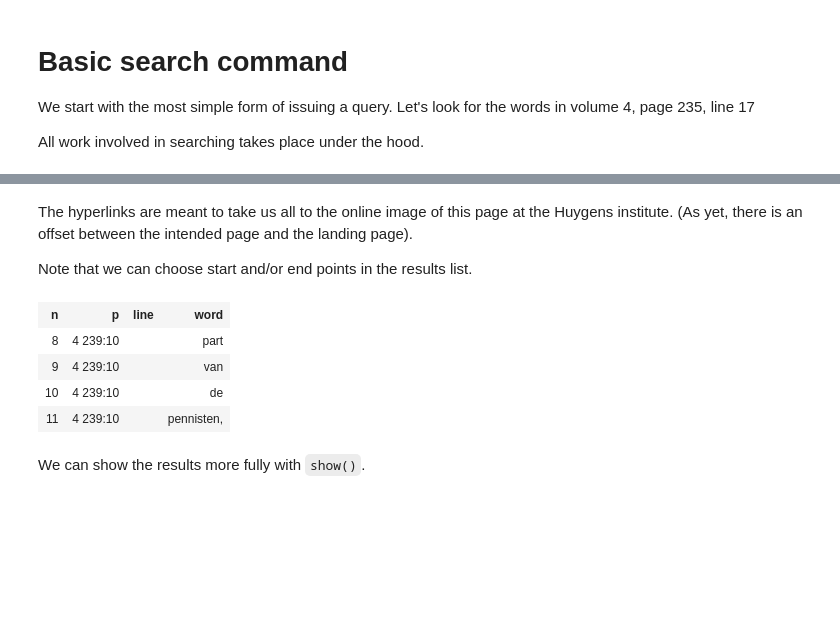
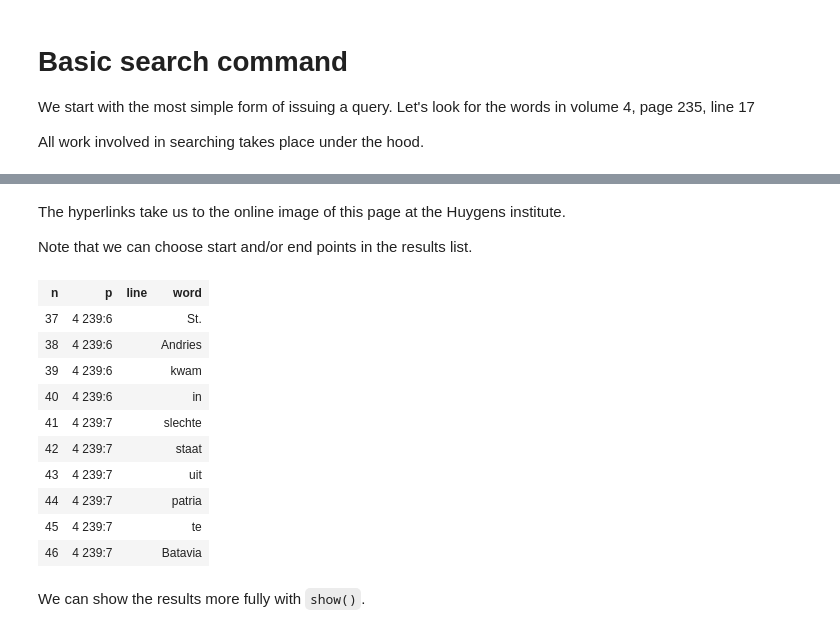
Before and after one commit to dirkroorda/tutorials, a Jupyter notebook: missieven/search.ipynb, the cells around one changed output, grey strips where cells are left out. Drawn from its saved outputs; the diff is of its cells as text; code cells hidden in the pictures; blank space fills up the shorter version.

```diff
--- a/missieven/search.ipynb
+++ b/missieven/search.ipynb
@@ -35,7 +41,7 @@ explained in the [start tutorial](start.ipynb).
 import unicodedata
 from tf.app import use
 # %%
-# A = use('missieven:clone', checkout="clone", hoist=globals())
-A = use('missieven', hoist=globals())
+A = use('missieven:clone', checkout="clone", hoist=globals())
+# A = use('missieven', hoist=globals())
 # %% [output]
 TF-app: ~/github/annotation/app-missieven/code
@@ -90,16 +101,21 @@ A.table(results, end=10, skipCols="1 2")
 # %% [markdown]
-The hyperlinks are meant to take us all to the online image of this page at the Huygens institute.
-(As yet, there is an offset between the intended page and the landing page).
+The hyperlinks take us to the online image of this page at the Huygens institute.
 
 Note that we can choose start and/or end points in the results list.
 # %%
-A.table(results, start=8, end=13, skipCols="1 2")
+A.table(results, start=37, end=46, skipCols="1 2")
 # %% [output]
 | n | p | line | word |
-| 8 | 4 239:10 |  | part |
-| 9 | 4 239:10 |  | van |
-| 10 | 4 239:10 |  | de |
-| 11 | 4 239:10 |  | pennisten, |
+| 37 | 4 239:6 |  | St. |
+| 38 | 4 239:6 |  | Andries |
+| 39 | 4 239:6 |  | kwam |
+| 40 | 4 239:6 |  | in |
+| 41 | 4 239:7 |  | slechte |
+| 42 | 4 239:7 |  | staat |
+| 43 | 4 239:7 |  | uit |
+| 44 | 4 239:7 |  | patria |
+| 45 | 4 239:7 |  | te |
+| 46 | 4 239:7 |  | Batavia |
 # %% [markdown]
 We can show the results more fully with `show()`.
 # %%
```
Also changed, not shown: parts of 11 cells of this notebook, 9 other files.
